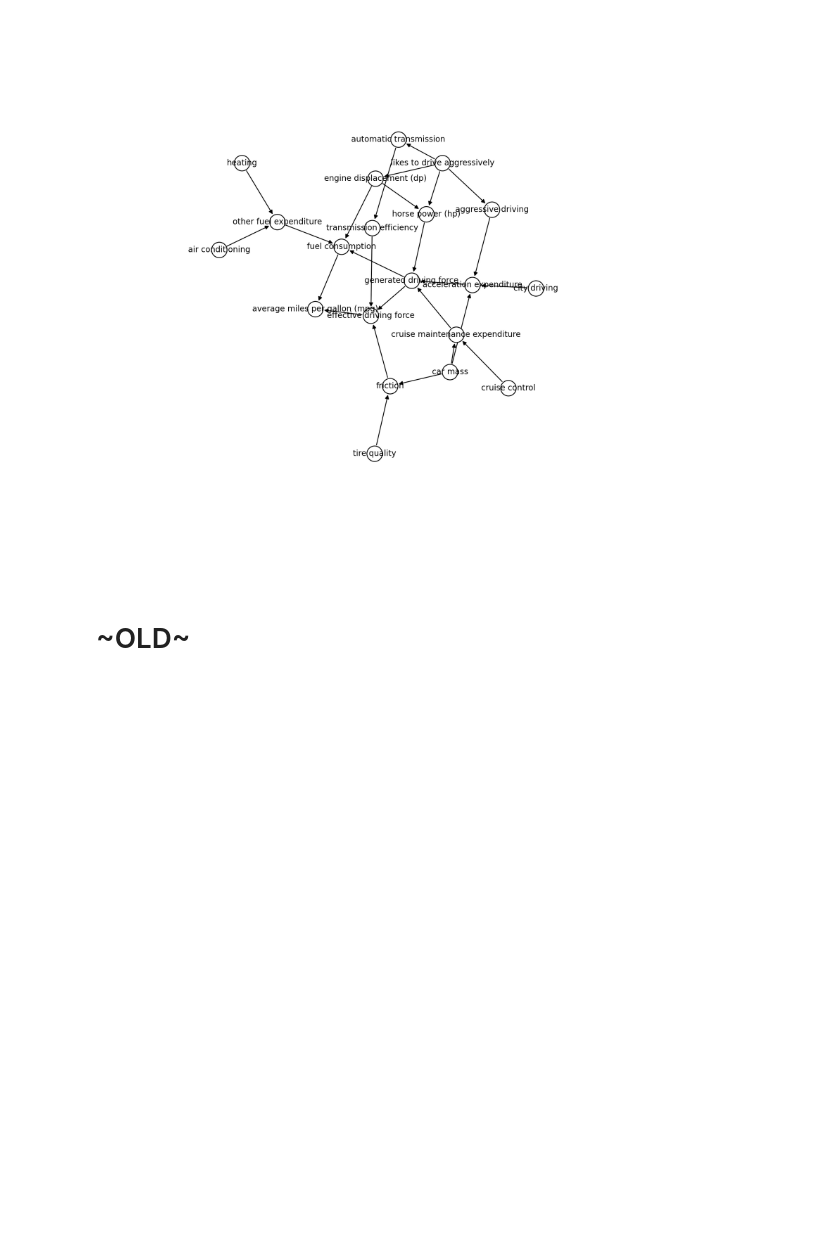
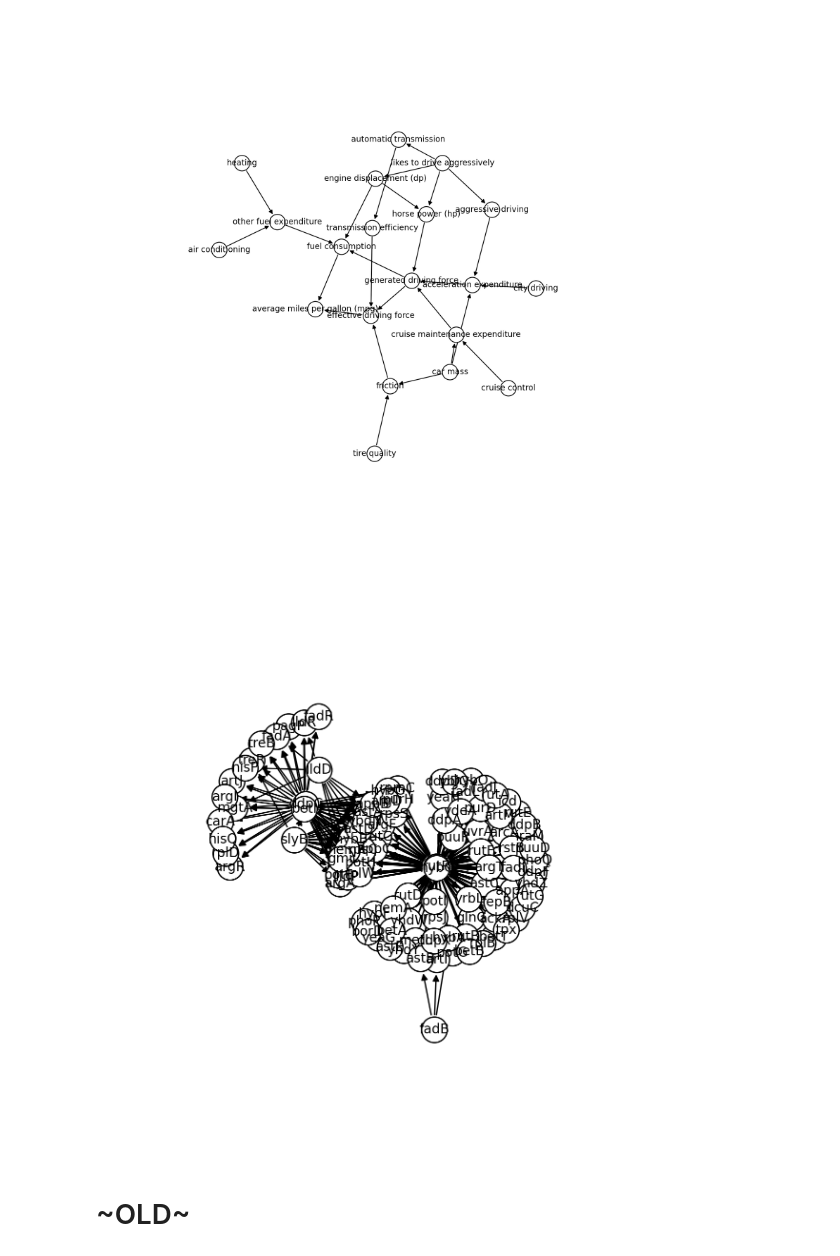
Before and after one commit to PNNL-CompBio/SERGIO, a Jupyter notebook: examples/cond_ind_test_ag.ipynb, the cells around one changed output. Saved outputs shown, nothing was run; the diff lists cells and outputs as text; code cells hidden in the pictures; blank space fills up the shorter version.

Commit message:
added ecoli GRN

```diff
--- a/examples/cond_ind_test_ag.ipynb
+++ b/examples/cond_ind_test_ag.ipynb
@@ -205,6 +205,16 @@ plt.show()
 # %%
 # next, generate data and do regression
 # see frontdoor_backdoor example: https://github.com/y0-causal-inference/eliater/blob/linear-regression/src/eliater/frontdoor_backdoor/base.py
+# %%
+# ecoli GRN network centered around transcription factors fadR, tyrR, and lacI
+# from: https://github.com/PNNL-CompBio/SERGIO/blob/jz-parse-dagitty/data_sets/De-noised_100G_9T_300cPerT_4_DS1/DS1.dagitty
+
+mixed_graph = dagitty_to_mixed_graph('DS1.dag')
+fig, ax = plt.subplots(figsize=(15, 15))
+mixed_graph.draw(ax,prog='neato')
+plt.show()
+# %% [output]
+[figure, added]
 # %% [markdown]
 # ~OLD~
 # %% [markdown]
```
Also changed, not shown: 1 other file.
